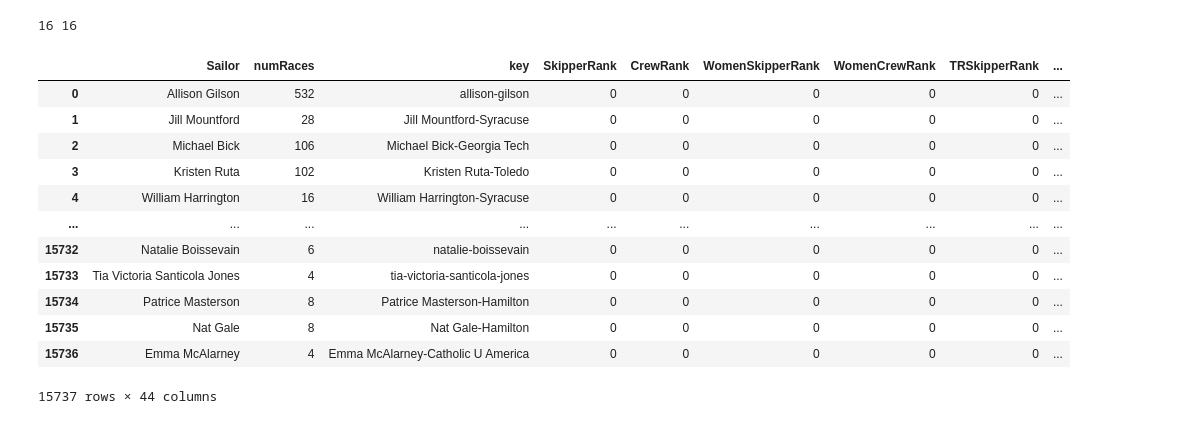
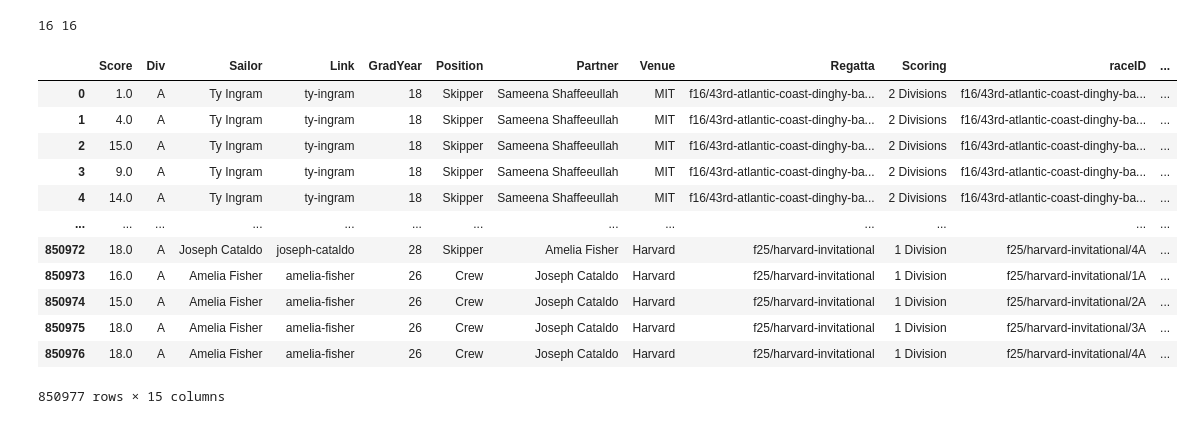
Before and after one commit to 7fi/sailing-rating-calculation, a Jupyter notebook: rankCompare.ipynb, the cells around one changed output. Cells and saved outputs as stored; diff of their text form; code cells hidden in the pictures.

```diff
--- a/rankCompare.ipynb
+++ b/rankCompare.ipynb
@@ -84,20 +84,21 @@ fig.show()
 # %%
 import pandas as pd
 # temp = pd.read_json("sailors-20250424.json")
-temp = pd.read_json("sailors-latest.json")
+# temp = pd.read_json("sailors-latest.json")
+temp = pd.read_json("racesfr.json")
 temp
 # %% [output]
-|  | Sailor | numRaces | key | SkipperRank | CrewRank | WomenSkipperRank | WomenCrewRank | TRSkipperRank | ... |
-| 0 | Allison Gilson | 532 | allison-gilson | 0 | 0 | 0 | 0 | 0 | ... |
-| 1 | Jill Mountford | 28 | Jill Mountford-Syracuse | 0 | 0 | 0 | 0 | 0 | ... |
-| 2 | Michael Bick | 106 | Michael Bick-Georgia Tech | 0 | 0 | 0 | 0 | 0 | ... |
-| 3 | Kristen Ruta | 102 | Kristen Ruta-Toledo | 0 | 0 | 0 | 0 | 0 | ... |
-| 4 | William Harrington | 16 | William Harrington-Syracuse | 0 | 0 | 0 | 0 | 0 | ... |
-| ... | ... | ... | ... | ... | ... | ... | ... | ... | ... |
-| 15732 | Natalie Boissevain | 6 | natalie-boissevain | 0 | 0 | 0 | 0 | 0 | ... |
-| 15733 | Tia Victoria Santicola Jones | 4 | tia-victoria-santicola-jones | 0 | 0 | 0 | 0 | 0 | ... |
-| 15734 | Patrice Masterson | 8 | Patrice Masterson-Hamilton | 0 | 0 | 0 | 0 | 0 | ... |
-| 15735 | Nat Gale | 8 | Nat Gale-Hamilton | 0 | 0 | 0 | 0 | 0 | ... |
-| 15736 | Emma McAlarney | 4 | Emma McAlarney-Catholic U America | 0 | 0 | 0 | 0 | 0 | ... |
+|  | Score | Div | Sailor | Link | GradYear | Position | Partner | Venue | Regatta | Scoring | raceID | ... |
+| 0 | 1.0 | A | Ty Ingram | ty-ingram | 18 | Skipper | Sameena Shaffeeullah | MIT | f16/43rd-atlantic-coast-dinghy-ba... | 2 Divisions | f16/43rd-atlantic-coast-dinghy-ba... | ... |
+| 1 | 4.0 | A | Ty Ingram | ty-ingram | 18 | Skipper | Sameena Shaffeeullah | MIT | f16/43rd-atlantic-coast-dinghy-ba... | 2 Divisions | f16/43rd-atlantic-coast-dinghy-ba... | ... |
+| 2 | 15.0 | A | Ty Ingram | ty-ingram | 18 | Skipper | Sameena Shaffeeullah | MIT | f16/43rd-atlantic-coast-dinghy-ba... | 2 Divisions | f16/43rd-atlantic-coast-dinghy-ba... | ... |
+| 3 | 9.0 | A | Ty Ingram | ty-ingram | 18 | Skipper | Sameena Shaffeeullah | MIT | f16/43rd-atlantic-coast-dinghy-ba... | 2 Divisions | f16/43rd-atlantic-coast-dinghy-ba... | ... |
+| 4 | 14.0 | A | Ty Ingram | ty-ingram | 18 | Skipper | Sameena Shaffeeullah | MIT | f16/43rd-atlantic-coast-dinghy-ba... | 2 Divisions | f16/43rd-atlantic-coast-dinghy-ba... | ... |
+| ... | ... | ... | ... | ... | ... | ... | ... | ... | ... | ... | ... | ... |
+| 850972 | 18.0 | A | Joseph Cataldo | joseph-cataldo | 28 | Skipper | Amelia Fisher | Harvard | f25/harvard-invitational | 1 Division | f25/harvard-invitational/4A | ... |
+| 850973 | 16.0 | A | Amelia Fisher | amelia-fisher | 26 | Crew | Joseph Cataldo | Harvard | f25/harvard-invitational | 1 Division | f25/harvard-invitational/1A | ... |
+| 850974 | 15.0 | A | Amelia Fisher | amelia-fisher | 26 | Crew | Joseph Cataldo | Harvard | f25/harvard-invitational | 1 Division | f25/harvard-invitational/2A | ... |
+| 850975 | 18.0 | A | Amelia Fisher | amelia-fisher | 26 | Crew | Joseph Cataldo | Harvard | f25/harvard-invitational | 1 Division | f25/harvard-invitational/3A | ... |
+| 850976 | 18.0 | A | Amelia Fisher | amelia-fisher | 26 | Crew | Joseph Cataldo | Harvard | f25/harvard-invitational | 1 Division | f25/harvard-invitational/4A | ... |
-15737 rows × 44 columns
+850977 rows × 15 columns
 # %%
```
Also changed, not shown: 3 other files.
